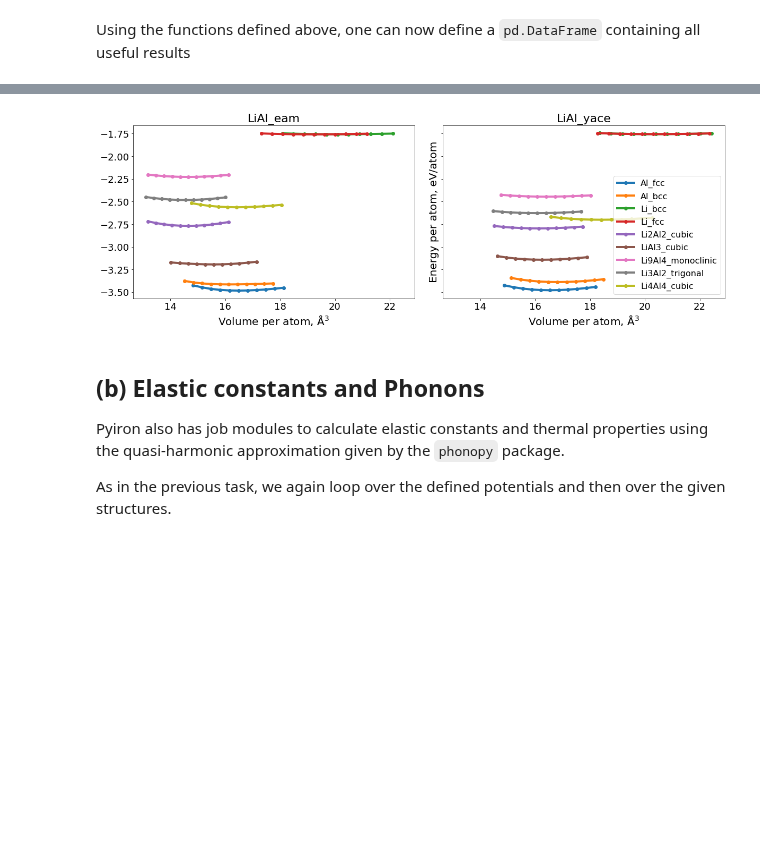
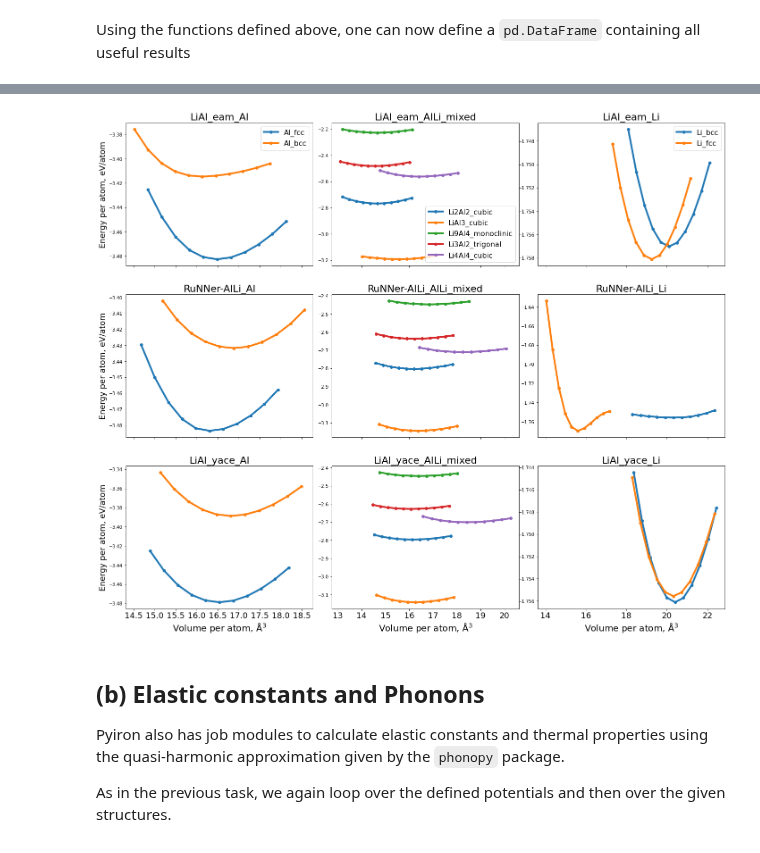
Before and after one commit to pyiron-workshop/potentials-workshop-2022, a Jupyter notebook: validation/validation_LiAl.ipynb, the cells around one changed output, grey strips where cells are left out. Drawn from its saved outputs; the diff is of its cells as text; code cells hidden in the pictures; blank space fills up the shorter version.

```diff
--- a/validation/validation_LiAl.ipynb
+++ b/validation/validation_LiAl.ipynb
@@ -270,41 +274,86 @@ map directly to c-types [inferred_type->mixed,key->block2_values] [items->Index(
 # %%
-fig, ax_list = plt.subplots(ncols=len(potentials_list), nrows=1, sharex="row", sharey="row")
+fig, ax_list = plt.subplots(ncols=3, nrows=len(potentials_list), sharex="col")
 
-fig.set_figwidth(20)
-fig.set_figheight(6)
+fig.set_figwidth(24)
+fig.set_figheight(20)
 
 color_palette = sns.color_palette("tab10", n_colors=len(data_murn.phase.unique()))
 
 
 for i, pot in enumerate(potentials_list):
 
-    if len(potentials_list) == 1:
-        ax = ax_list
-    else:
-        ax = ax_list[i]
+    # if len(potentials_list) == 1:
+    #     ax = ax_list
+    # else:
+    #     ax = ax_list.flatten()[i]
 
-    data = data_murn[data_murn.potential == get_clean_project_name(pot)]
 
-    for j,(_, row) in enumerate(data.iterrows()):
+
+    mask1 = data_murn["compound"]=="Al"
+    data1 = data_murn[(data_murn.potential == get_clean_project_name(pot)) & (mask1)]
+
+    mask2 = data_murn["compound"]=="Li"
+    data2 = data_murn[(data_murn.potential == get_clean_project_name(pot)) & (mask2)]
+
+    mask3 = data_murn["compound"].isin(["Al","Li"])
+    data3 = data_murn[(data_murn.potential == get_clean_project_name(pot)) & (~mask3)]
+
+    for j,(_, row) in enumerate(data1.iterrows()):
         murn_job = pr.load(row["job_id"])
         murn_df = murn_job.output_to_pandas()
         n_atoms = row["n_atoms"]
 
-        ax.plot(murn_df["volume"]/n_atoms, murn_df["energy"]/n_atoms,"o-",
-                lw=4,
-                label= row["phase"],
-                color=color_palette[j])
+        ax_list[i,0].plot(murn_df["volume"]/n_atoms, murn_df["energy"]/n_atoms,"o-",
+                            lw=4,
+                            label= row["phase"],
+                            color=color_palette[j])
 
-    ax.set_title(f"{get_clean_project_name(pot)}",fontsize=22)
-    ax.set_xlabel("Volume per atom, $\mathrm{\AA^3}$",fontsize=20)
+        ax_list[i,0].set_title(f"{get_clean_project_name(pot)}" + '_' + data1.iloc[0]["compound"],fontsize=22)
+        # ax_list[i,0].legend(prop={"size":16})
 
-    ax.tick_params(labelsize=18)
-ax.legend(prop={"size":16})
-ax.set_ylabel("Energy per atom, eV/atom",fontsize=20)
+    for j,(_, row) in enumerate(data2.iterrows()):
+        murn_job = pr.load(row["job_id"])
+        murn_df = murn_job.output_to_pandas()
+        n_atoms = row["n_atoms"]
+
+        ax_list[i,2].plot(murn_df["volume"]/n_atoms, murn_df["energy"]/n_atoms,"o-",
+                            lw=4,
+                            label= row["phase"],
+                            color=color_palette[j])
+
+        ax_list[i,2].set_title(f"{get_clean_project_name(pot)}" + '_' + data2.iloc[0]["compound"],fontsize=22)
+        # ax_list[i,2].legend(prop={"size":16})
+
+    for j,(_, row) in enumerate(data3.iterrows()):
+        murn_job = pr.load(row["job_id"])
+        murn_df = murn_job.output_to_pandas()
+        n_atoms = row["n_atoms"]
+
+        ax_list[i,1].plot(murn_df["volume"]/n_atoms, murn_df["energy"]/n_atoms,"o-",
+                            lw=4,
+                            label= row["phase"],
+                            color=color_palette[j])
+
+        ax_list[i,1].set_title(f"{get_clean_project_name(pot)}" + '_AlLi_mixed',fontsize=22)
+        # ax_list[i,1].legend(prop={"size":16})
+
+
+for i in range(3):
+    ax_list[0,i].legend(prop={"size":16})
+    ax_list[-1,i].set_xlabel("Volume per atom, $\mathrm{\AA^3}$",fontsize=20)
+    ax_list[-1,i].tick_params(axis="x",labelsize=18)
+
+for i in range(len(potentials_list)):
+    ax_list[i,0].set_ylabel("Energy per atom, eV/atom",fontsize=18)
+
+
+
+# ax.legend(prop={"size":16})
+# ax.set_ylabel("Energy per atom, eV/atom",fontsize=20)
 #break
 fig.subplots_adjust(wspace=0.1);
 # %% [output]
-[figure, old version]
+[figure, new version]
 # %% [markdown]
 ## (b) Elastic constants and Phonons
 
```
Also changed, not shown: parts of 19 cells of this notebook.
